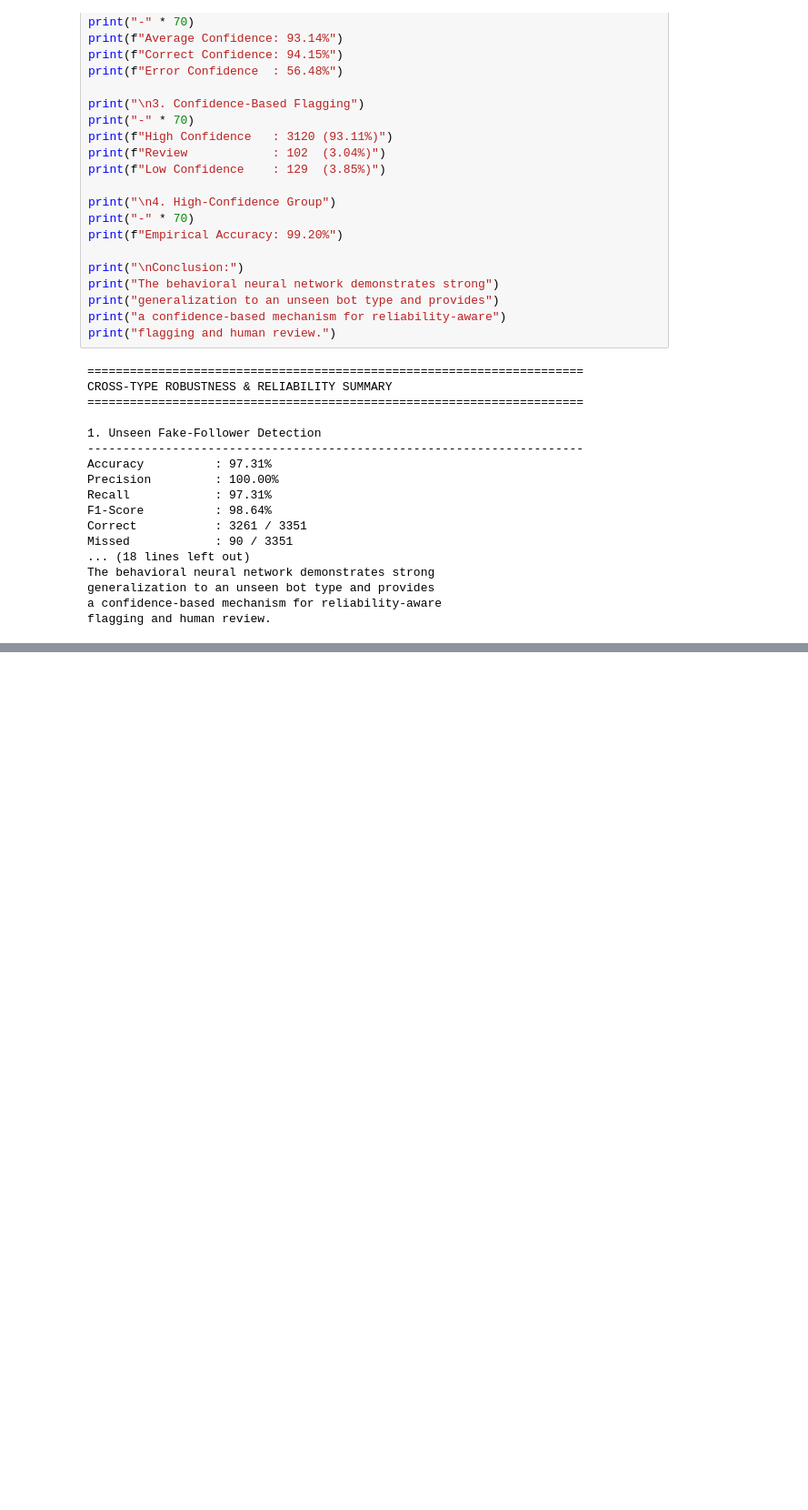
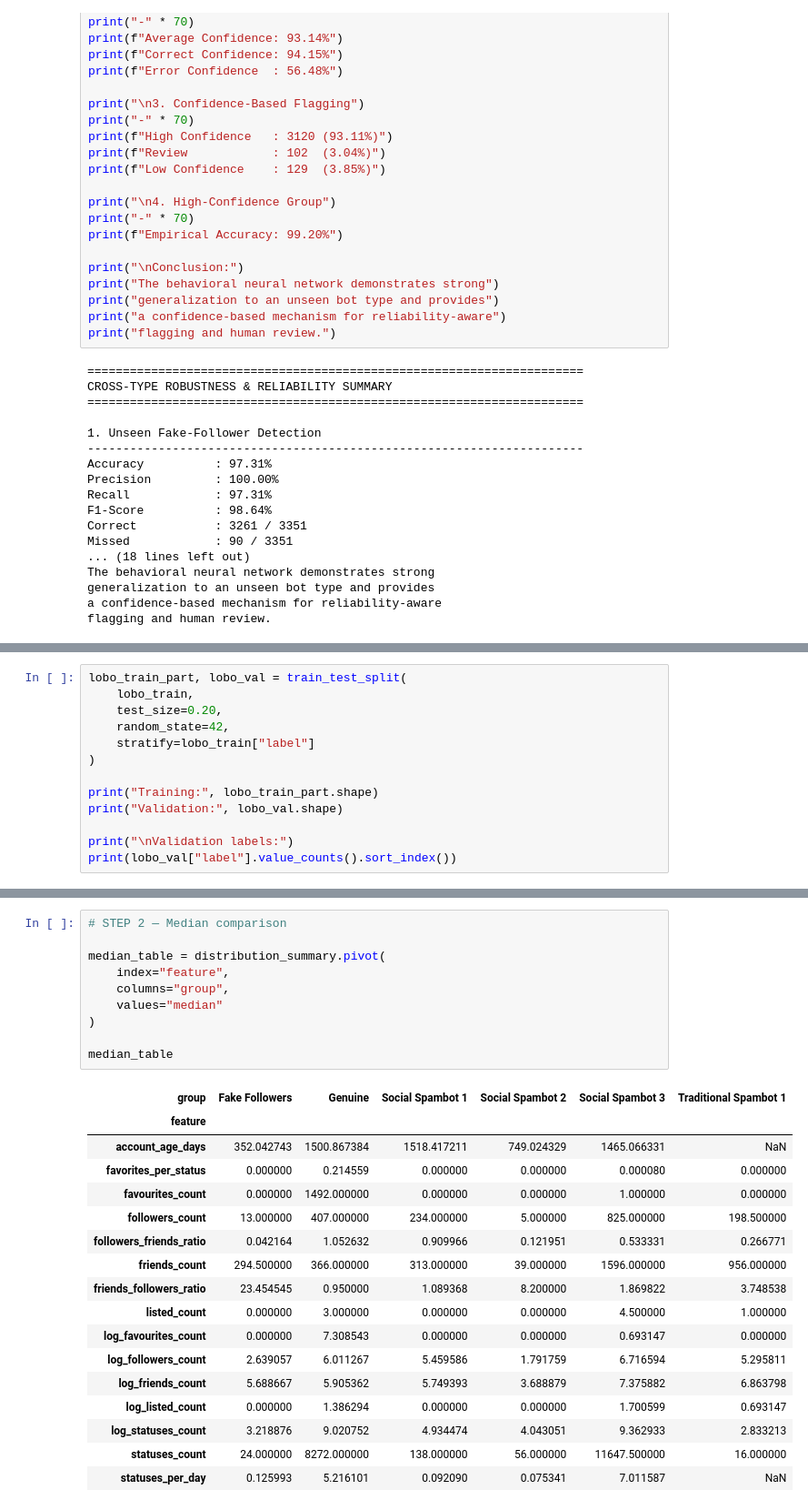
Before and after one commit to almasaji133-bytez/AI-BOT-DETECTION, a Jupyter notebook: notebooks/04_behavioral_neural_network.ipynb, the cells around one changed output, grey strips where cells are left out. Shown at 91% size. Saved outputs shown, nothing was run; the diff lists cells and outputs as text; blank space fills up the shorter version.

```diff
--- a/notebooks/04_behavioral_neural_network.ipynb
+++ b/notebooks/04_behavioral_neural_network.ipynb
@@ -2313,0 +6848,13 @@ flagging and human review.
+# %%
+lobo_train_part, lobo_val = train_test_split(
+    lobo_train,
+    test_size=0.20,
+    random_state=42,
+    stratify=lobo_train["label"]
+)
+
+print("Training:", lobo_train_part.shape)
+print("Validation:", lobo_val.shape)
+
+print("\nValidation labels:")
+print(lobo_val["label"].value_counts().sort_index())
@@ -2313,0 +7429,28 @@ flagging and human review.
+# %%
+# STEP 2 — Median comparison
+
+median_table = distribution_summary.pivot(
+    index="feature",
+    columns="group",
+    values="median"
+)
+
+median_table
+# %% [output]
+| group | Fake Followers | Genuine | Social Spambot 1 | Social Spambot 2 | Social Spambot 3 | Traditional Spambot 1 |
+| feature |  |  |  |  |  |  |
+| account_age_days | 352.042743 | 1500.867384 | 1518.417211 | 749.024329 | 1465.066331 | NaN |
+| favorites_per_status | 0.000000 | 0.214559 | 0.000000 | 0.000000 | 0.000080 | 0.000000 |
+| favourites_count | 0.000000 | 1492.000000 | 0.000000 | 0.000000 | 1.000000 | 0.000000 |
+| followers_count | 13.000000 | 407.000000 | 234.000000 | 5.000000 | 825.000000 | 198.500000 |
+| followers_friends_ratio | 0.042164 | 1.052632 | 0.909966 | 0.121951 | 0.533331 | 0.266771 |
+| friends_count | 294.500000 | 366.000000 | 313.000000 | 39.000000 | 1596.000000 | 956.000000 |
+| friends_followers_ratio | 23.454545 | 0.950000 | 1.089368 | 8.200000 | 1.869822 | 3.748538 |
+| listed_count | 0.000000 | 3.000000 | 0.000000 | 0.000000 | 4.500000 | 1.000000 |
+| log_favourites_count | 0.000000 | 7.308543 | 0.000000 | 0.000000 | 0.693147 | 0.000000 |
+| log_followers_count | 2.639057 | 6.011267 | 5.459586 | 1.791759 | 6.716594 | 5.295811 |
+| log_friends_count | 5.688667 | 5.905362 | 5.749393 | 3.688879 | 7.375882 | 6.863798 |
+| log_listed_count | 0.000000 | 1.386294 | 0.000000 | 0.000000 | 1.700599 | 0.693147 |
+| log_statuses_count | 3.218876 | 9.020752 | 4.934474 | 4.043051 | 9.362933 | 2.833213 |
+| statuses_count | 24.000000 | 8272.000000 | 138.000000 | 56.000000 | 11647.500000 | 16.000000 |
+| statuses_per_day | 0.125993 | 5.216101 | 0.092090 | 0.075341 | 7.011587 | NaN |
```
Also changed, not shown: parts of 304 cells of this notebook, 16 other files.
